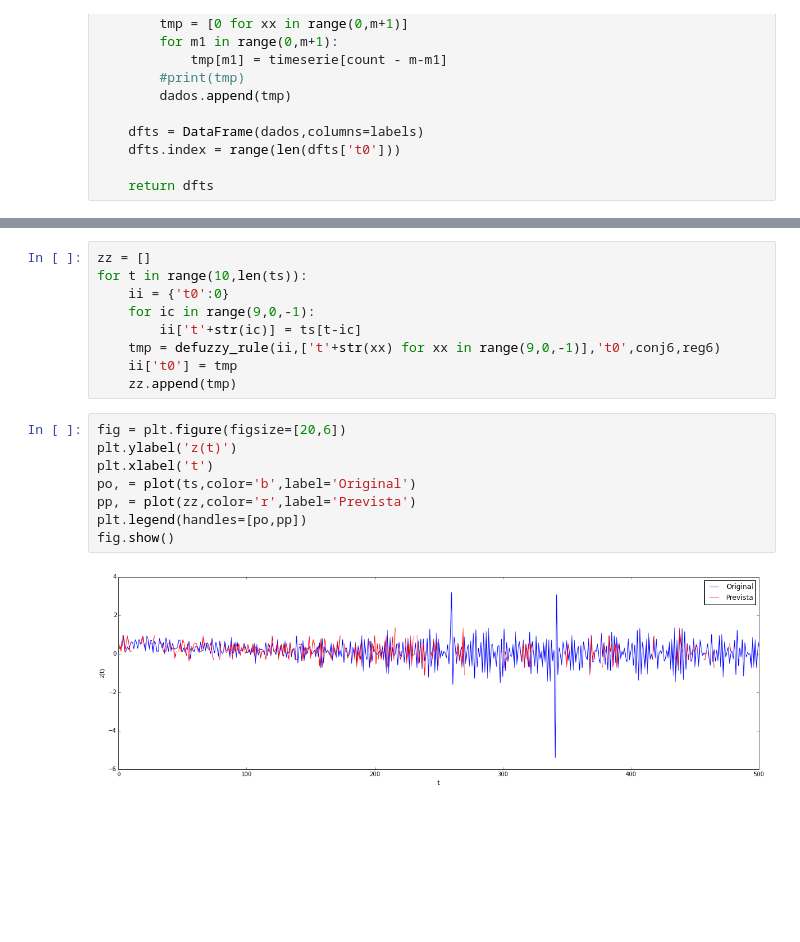
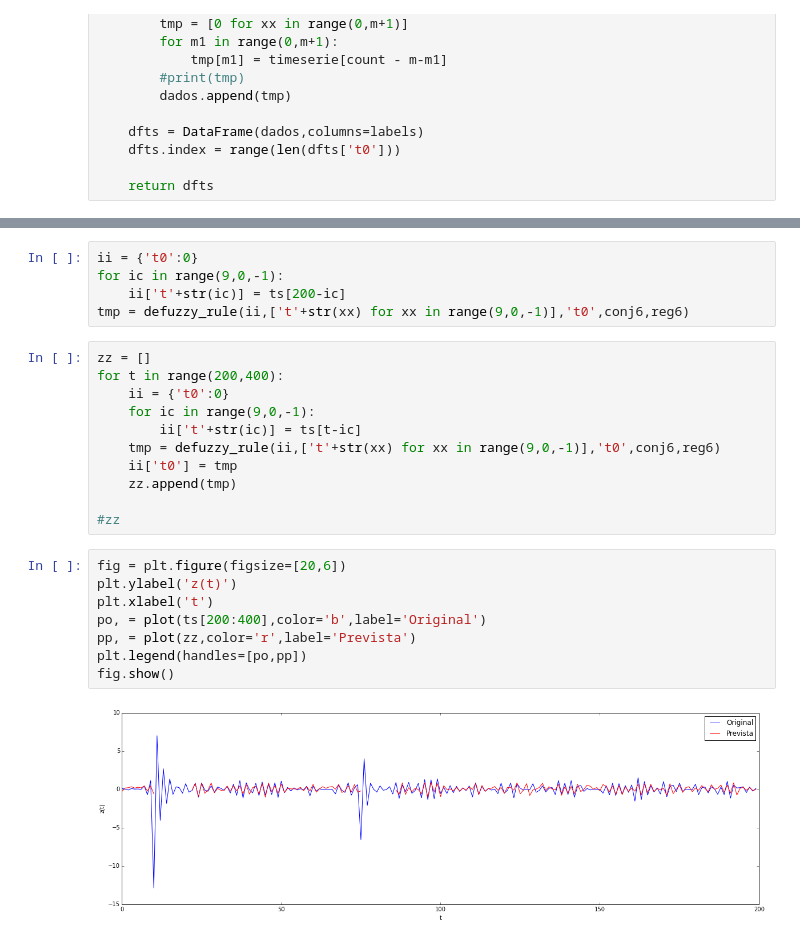
Before and after one commit to petroniocandido/LearningFuzzyRulesFromExamples, a Jupyter notebook: Mineração de Regras.ipynb, the cells around one changed output, grey strips where cells are left out. Cells and saved outputs as stored; diff of their text form; blank space fills up the shorter version.

```diff
--- a/Mineração de Regras.ipynb
+++ b/Mineração de Regras.ipynb
@@ -647,19 +671,26 @@ SE t8 é B4 E t9 é B2 E t6 é B4 E t7 é B1 E t4 é B2 E t5 é B3 E t2 é B2 E
+# %%
+ii = {'t0':0}
+for ic in range(9,0,-1):
+    ii['t'+str(ic)] = ts[200-ic]
+tmp = defuzzy_rule(ii,['t'+str(xx) for xx in range(9,0,-1)],'t0',conj6,reg6)
 # %%
 zz = []
-for t in range(10,len(ts)):
+for t in range(200,400):
     ii = {'t0':0}
     for ic in range(9,0,-1):
         ii['t'+str(ic)] = ts[t-ic]
     tmp = defuzzy_rule(ii,['t'+str(xx) for xx in range(9,0,-1)],'t0',conj6,reg6)
     ii['t0'] = tmp
     zz.append(tmp)
+
+#zz
 # %%
 fig = plt.figure(figsize=[20,6])
 plt.ylabel('z(t)')
 plt.xlabel('t')
-po, = plot(ts,color='b',label='Original')
+po, = plot(ts[200:400],color='b',label='Original')
 pp, = plot(zz,color='r',label='Prevista')
 plt.legend(handles=[po,pp])
 fig.show()
 # %% [output]
-[figure, old version]
+[figure, new version]
```
Also changed, not shown: parts of 9 cells of this notebook.
